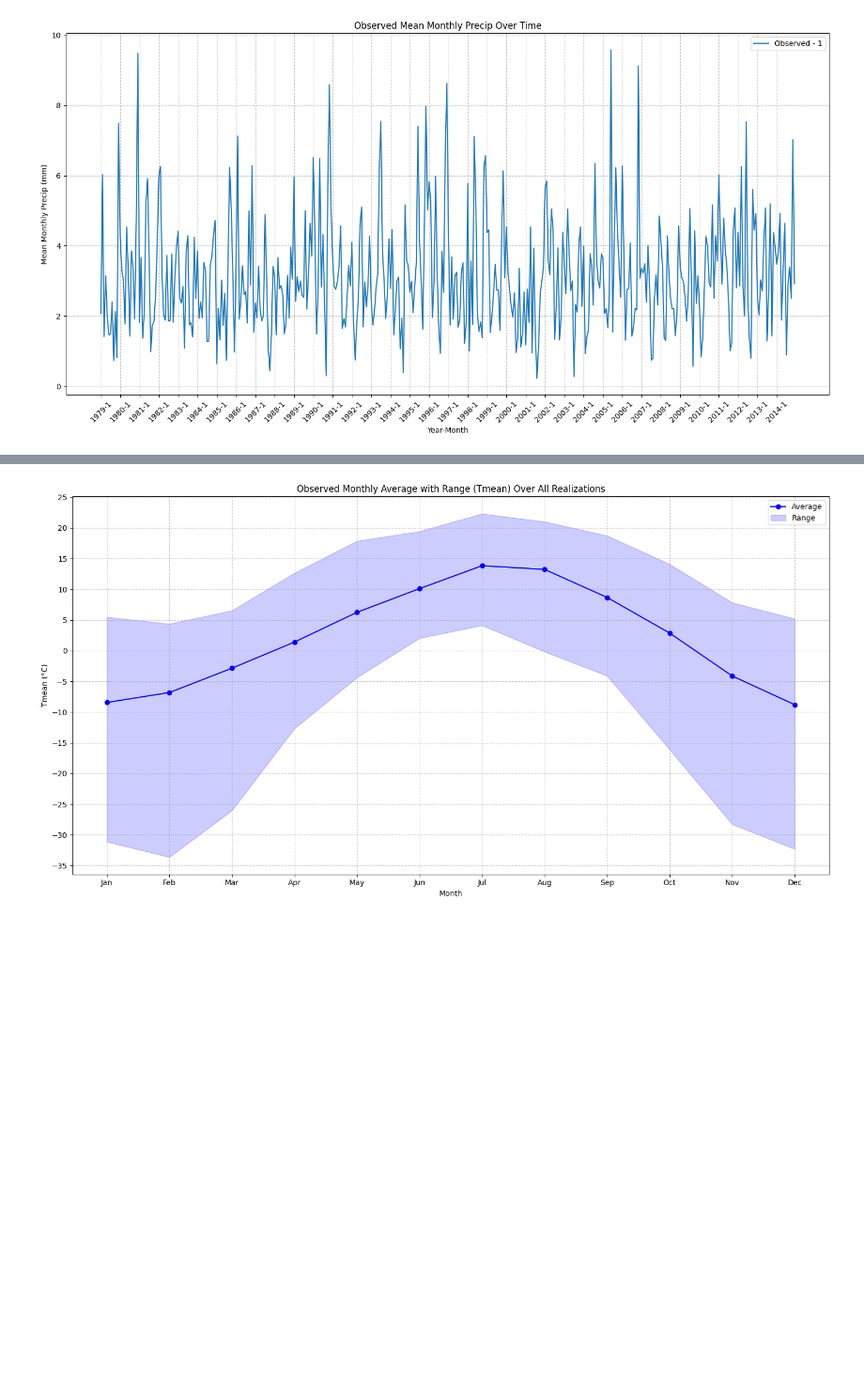
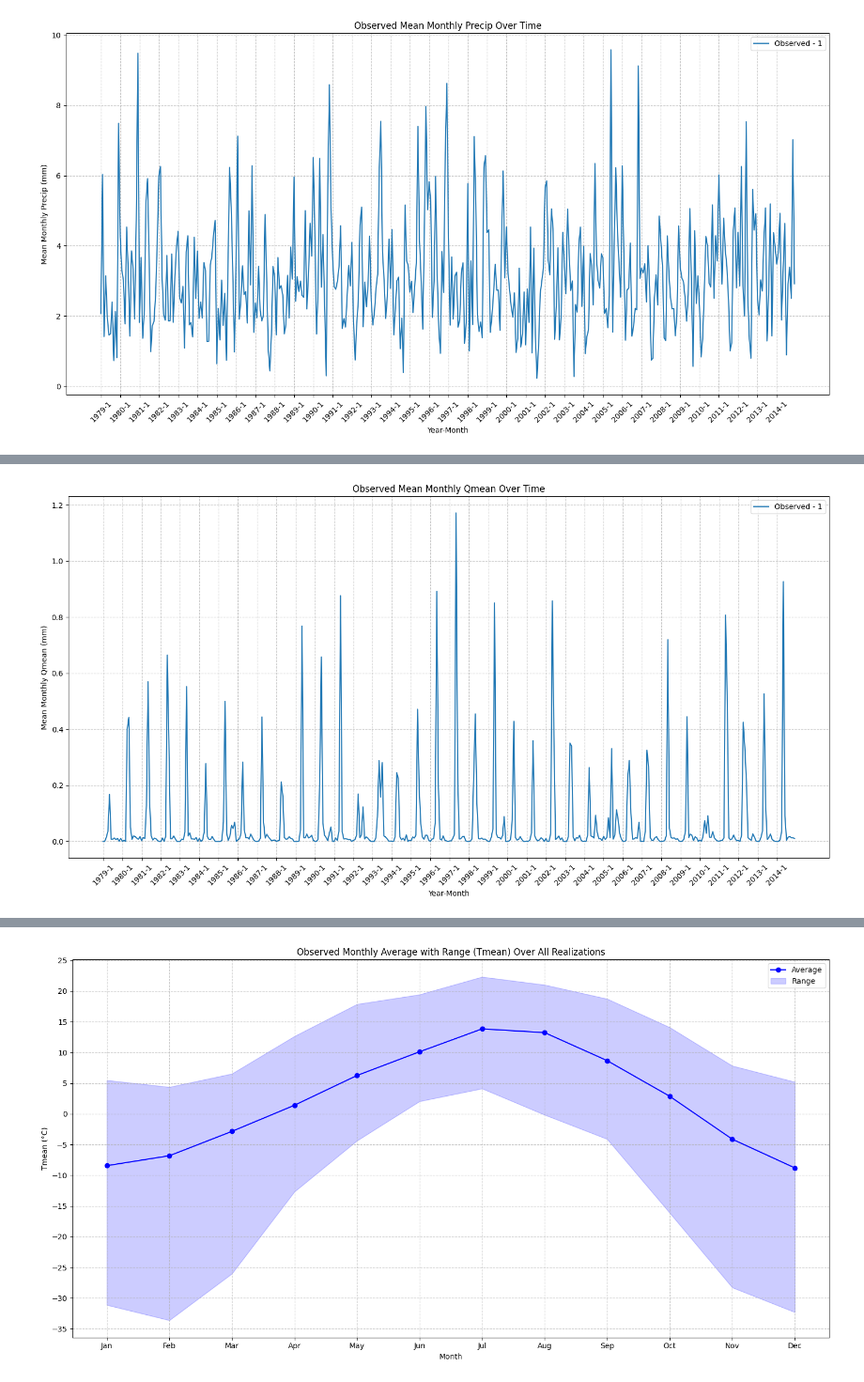
Before and after one commit to moniquebeaulieu/TM_PHES, a Jupyter notebook: delta_analysis.ipynb, the cells around one changed output, grey strips where cells are left out. Shown at 94% size. Drawn from its saved outputs; the diff is of its cells as text; code cells hidden in the pictures; blank space fills up the shorter version.

```diff
--- a/delta_analysis.ipynb
+++ b/delta_analysis.ipynb
@@ -395,0 +449,4 @@ plot_mean_monthly_trends(observed_dfs, 'precip', title_prefix='Observed')
+# %%
+plot_mean_monthly_trends(observed_dfs, 'qmean', title_prefix='Observed')
+# %% [output]
+[figure, added]
```
Also changed, not shown: parts of 8 cells of this notebook.
